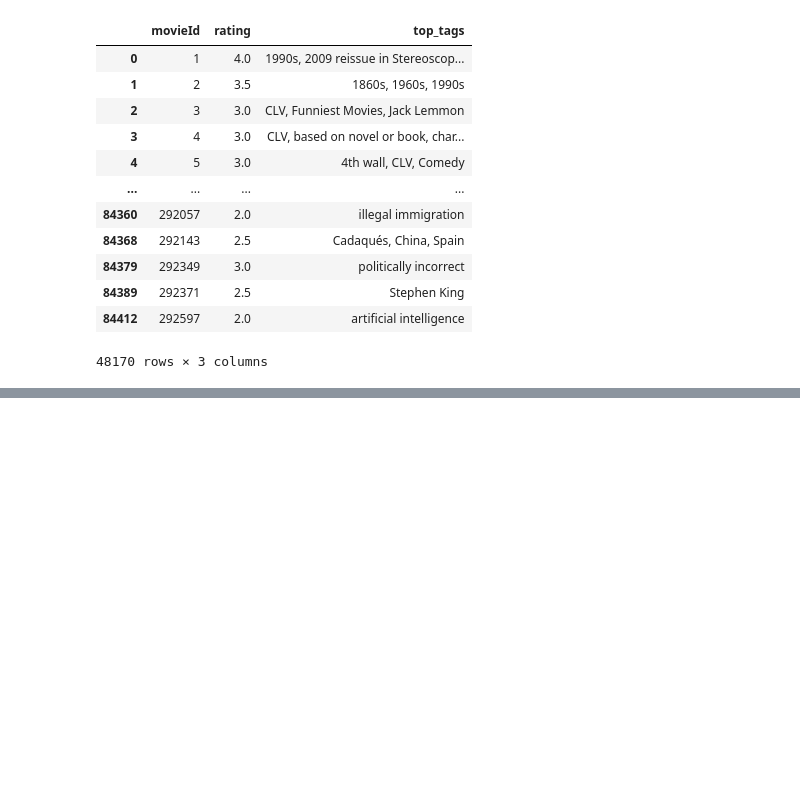
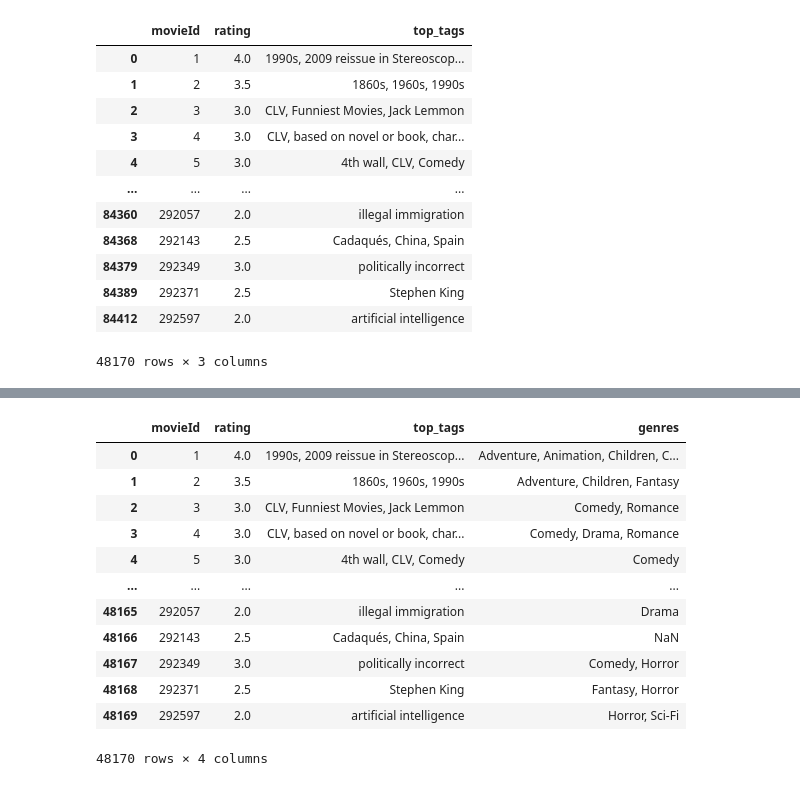
Before and after one commit to aaronmj7/MSc_project, a Jupyter notebook: Project_v1.ipynb, the cells around one changed output, grey strips where cells are left out. Drawn from its saved outputs; the diff is of its cells as text; code cells hidden in the pictures; blank space fills up the shorter version.

```diff
--- a/Project_v1.ipynb
+++ b/Project_v1.ipynb
@@ -523,0 +635,18 @@ movies_with_ratings_and_tags_df.dropna()
+# %%
+# Merge movies_with_ratings_and_tags_df with genres from movies_df
+final_df = pd.merge(movies_with_ratings_and_tags_df, movies_df[['movieId', 'genres']], on='movieId', how='left')
+final_df
+# %% [output]
+|  | movieId | rating | top_tags | genres |
+| 0 | 1 | 4.0 | 1990s, 2009 reissue in Stereoscop... | Adventure, Animation, Children, C... |
+| 1 | 2 | 3.5 | 1860s, 1960s, 1990s | Adventure, Children, Fantasy |
+| 2 | 3 | 3.0 | CLV, Funniest Movies, Jack Lemmon | Comedy, Romance |
+| 3 | 4 | 3.0 | CLV, based on novel or book, char... | Comedy, Drama, Romance |
+| 4 | 5 | 3.0 | 4th wall, CLV, Comedy | Comedy |
+| ... | ... | ... | ... | ... |
+| 48165 | 292057 | 2.0 | illegal immigration | Drama |
+| 48166 | 292143 | 2.5 | Cadaqués, China, Spain | NaN |
+| 48167 | 292349 | 3.0 | politically incorrect | Comedy, Horror |
+| 48168 | 292371 | 2.5 | Stephen King | Fantasy, Horror |
+| 48169 | 292597 | 2.0 | artificial intelligence | Horror, Sci-Fi |
+48170 rows × 4 columns
```
Also changed, not shown: parts of 21 cells of this notebook.
